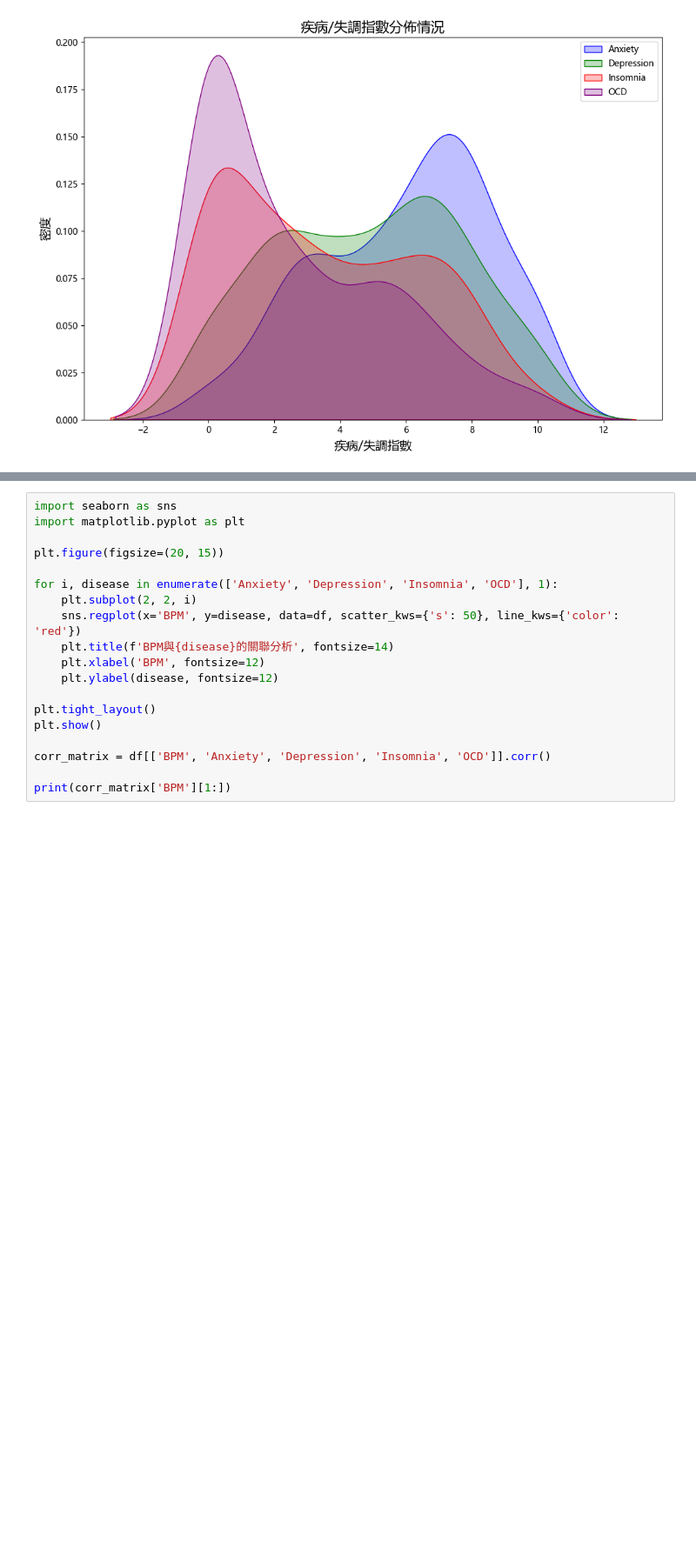
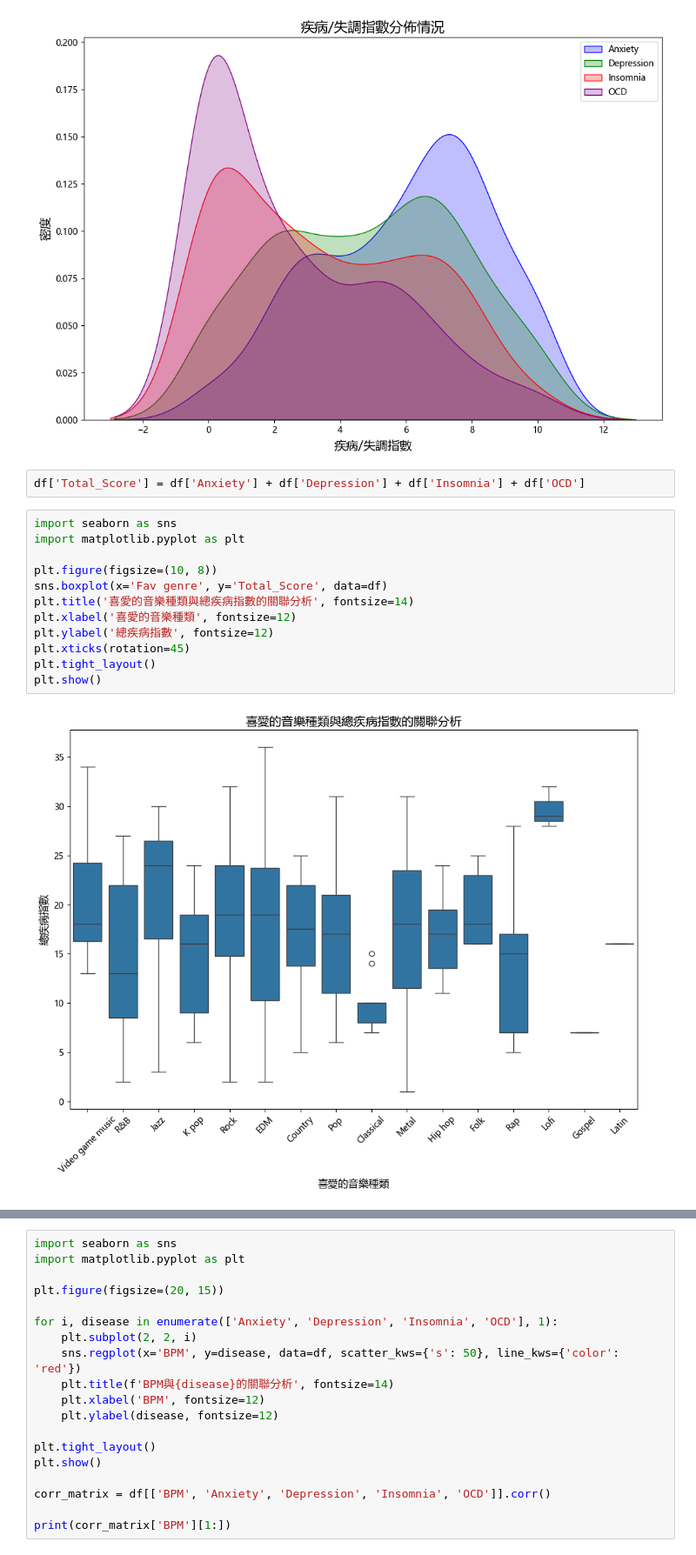
Before and after one commit to matthiola0/Music-Effect-Analyze, a Jupyter notebook: notebook.ipynb, the cells around one changed output, grey strips where cells are left out. Shown at 87% size. Drawn from its saved outputs; the diff is of its cells as text; blank space fills up the shorter version.

```diff
--- a/notebook.ipynb
+++ b/notebook.ipynb
@@ -358,3 +359,19 @@ plt.legend()
 plt.show()
 # %% [output]
 [figure]
+# %%
+df['Total_Score'] = df['Anxiety'] + df['Depression'] + df['Insomnia'] + df['OCD']
+# %%
+import seaborn as sns
+import matplotlib.pyplot as plt
+
+plt.figure(figsize=(10, 8))
+sns.boxplot(x='Fav genre', y='Total_Score', data=df)
+plt.title('喜愛的音樂種類與總疾病指數的關聯分析', fontsize=14)
+plt.xlabel('喜愛的音樂種類', fontsize=12)
+plt.ylabel('總疾病指數', fontsize=12)
+plt.xticks(rotation=45)
+plt.tight_layout()
+plt.show()
+# %% [output]
+[figure, added]
```
Also changed, not shown: parts of 12 cells of this notebook.
